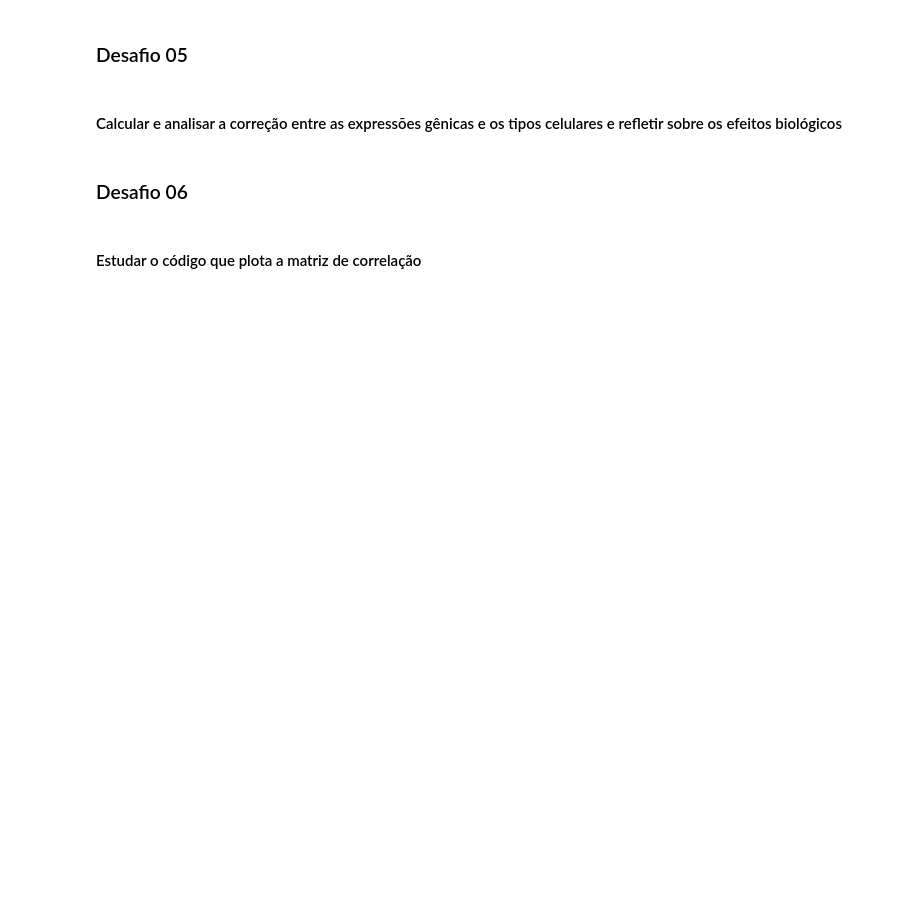
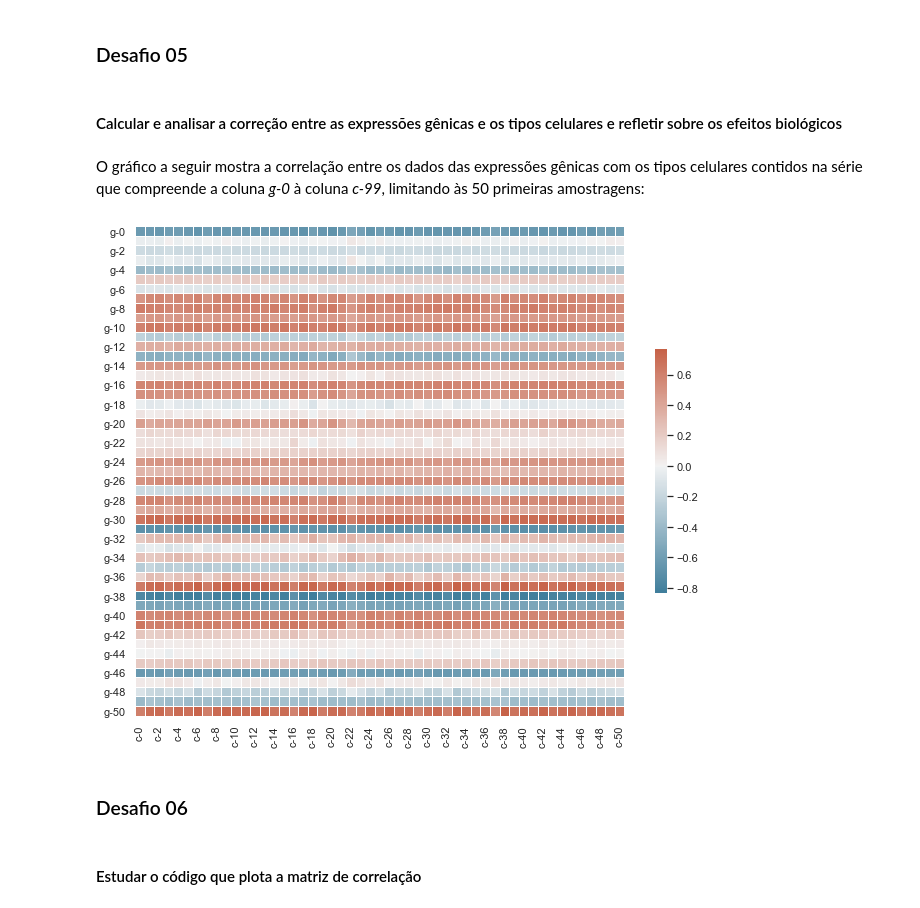
Before and after one commit to claudineipereira/alura-imersaodados3, a Jupyter notebook: aula3.ipynb, the cells around one changed output. Cells and saved outputs as stored; diff of their text form; code cells hidden in the pictures; blank space fills up the shorter version.

```diff
--- a/aula3.ipynb
+++ b/aula3.ipynb
@@ -332,6 +412,25 @@ plt.show()
 ### Desafio 05
 # %% [markdown]
 #### Calcular e analisar a correção entre as expressões gênicas e os tipos celulares e refletir sobre os efeitos biológicos
+# %% [markdown]
+O gráfico a seguir mostra a correlação entre os dados das expressões gênicas com os tipos celulares contidos na série que compreende a coluna *g-0* à coluna *c-99*, limitando às 50 primeiras amostragens:
+# %%
+corr = dados.loc[:, 'g-0':'c-99'].corr()
+# %%
+corr_cel_gen = corr.loc['g-0':'g-50', 'c-0':'c-50']
+# %%
+# Set up the matplotlib figure
+f, ax = plt.subplots(figsize=(11, 9))
+
+# Generate a custom diverging colormap
+cmap = sns.diverging_palette(230, 20, as_cmap=True)
+
+# Draw the heatmap with the mask and correct aspect ratio
+sns.heatmap(corr_cel_gen, cmap=cmap, center=0,
+            square=True, linewidths=.5, cbar_kws={"shrink": .5})
+plt.show()
+# %% [output]
+[figure, added]
 # %% [markdown]
 ### Desafio 06
 # %% [markdown]
```
Also changed, not shown: parts of 16 cells of this notebook.
